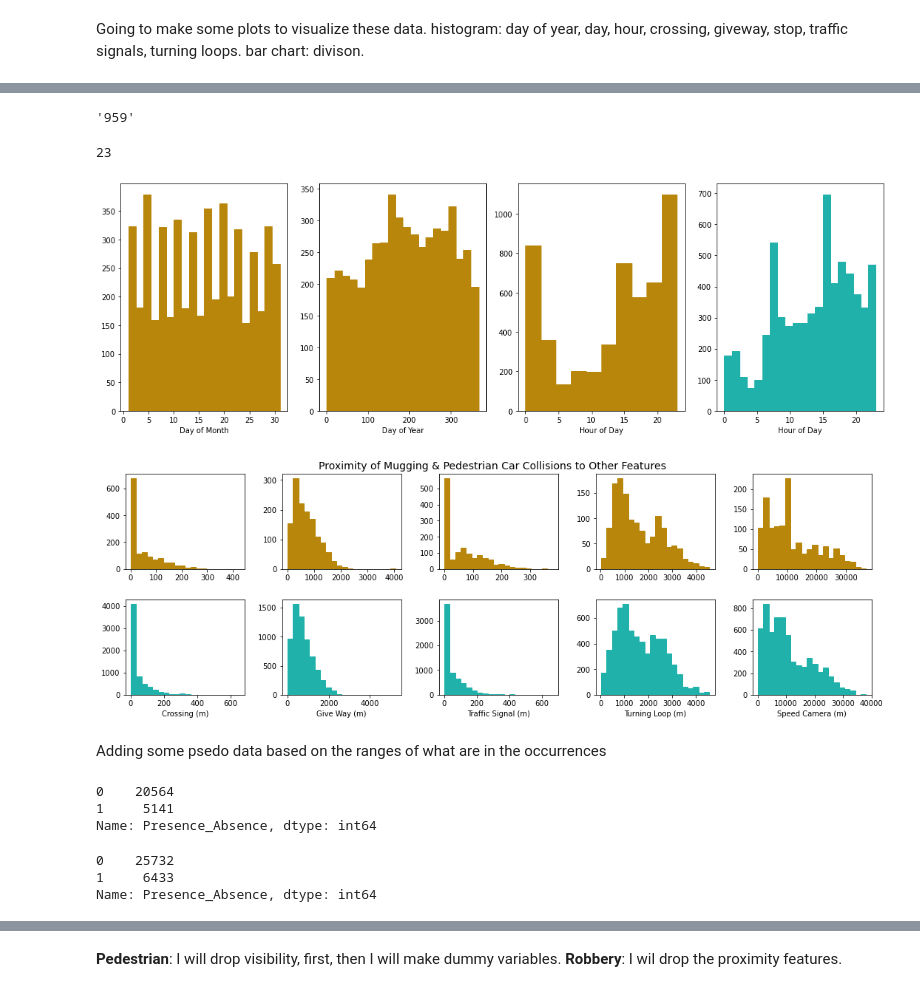
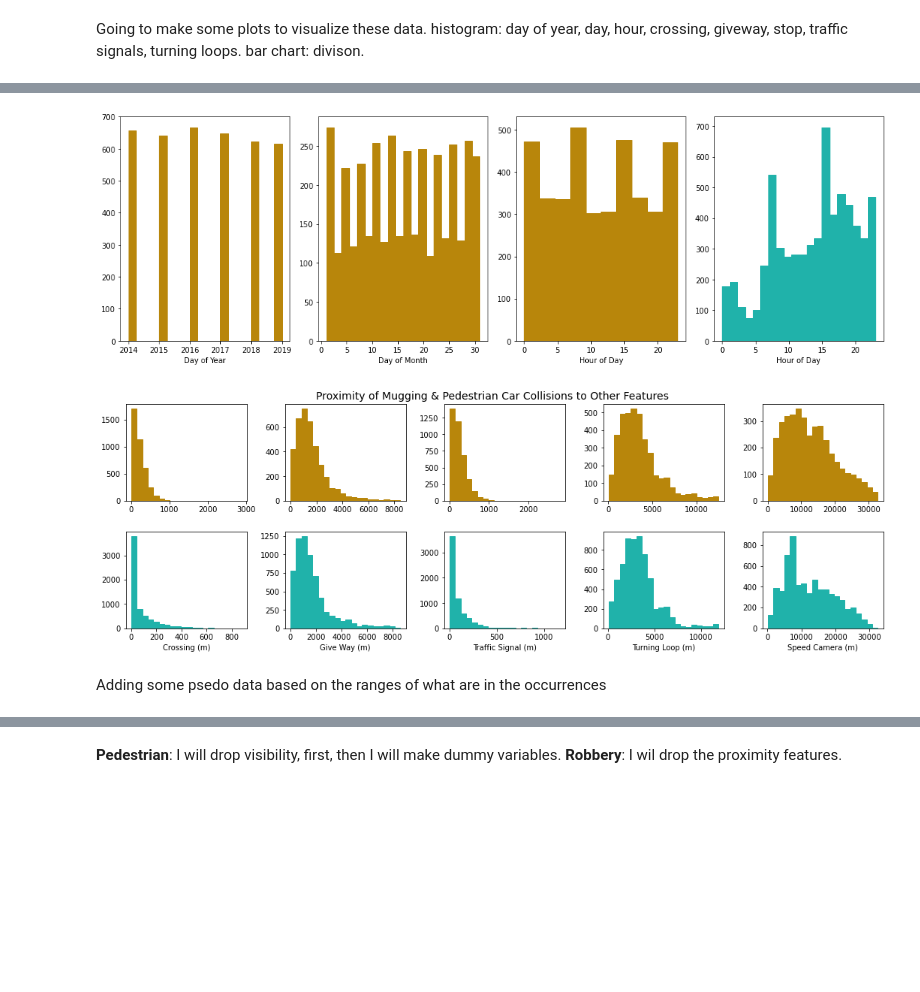
Before and after one commit to jodyndaniel/CityTrek, a Jupyter notebook: notebooks/archive/data-preparation.ipynb, the cells around one changed output, grey strips where cells are left out. Cells and saved outputs as stored; diff of their text form; code cells hidden in the pictures; blank space fills up the shorter version.

Commit message:
made changes to base models to better generate background points

```diff
--- a/notebooks/archive/data-preparation.ipynb
+++ b/notebooks/archive/data-preparation.ipynb
@@ -361,3 +334,6 @@ stations_OldToronto_md = stations_OldToronto_4326
+# %%
+robbery_model_data_final = geopandas.read_file("C:/Users/jodyn/Google Drive/Insight Data Science/Insight/Terrain/robbery_model_2958_distances_final.shp")
+pedestrian_model_data_final = geopandas.read_file("C:/Users/jodyn/Google Drive/Insight Data Science/Insight/Terrain/pedestrian_model_2958_distances_final.shp")
 # %% [markdown]
 # Generating proximity features for logistic regression/random forest
 # %% [markdown]
@@ -428,2 +341,10 @@ def nearest_neighbor(left_gdf, right_gdf, return_dist=False):
+# %%
+robbery_model_data_final['Latitude'] = robbery_model_data_final['geometry'].y
+robbery_model_data_final['Longitude'] = robbery_model_data_final['geometry'].x
+robbery_model_data_final['Hood_ID'] = robbery_model_data_final['NHood_ID'].astype('category')
+# %%
+pedestrian_model_data_final['Latitude'] = pedestrian_model_data_final['geometry'].y
+pedestrian_model_data_final['Longitude'] = pedestrian_model_data_final['geometry'].x
+pedestrian_model_data_final['Hood_ID'] = pedestrian_model_data_final['NHoodID'].astype('category')
 # %% [markdown]
 Find closest public transport stop for each building and get also the distance based on haversine distance.**Note**:haversine distance, which is implemented here is a bit slower than using e.g. 'euclidean' metric but useful as we get the distance between points in meters.
@@ -486,3 +393,6 @@ list(robbery_points_gdf_4326)
+# %%
+pedestrian_model_data_final_p = pedestrian_model_data_final.loc[pedestrian_model_data_final['Presence_A']==1]
+robbery_model_data_final_p = robbery_model_data_final.loc[pedestrian_model_data_final['Presence_A']==1]
 # %% [markdown]
 Going to make some plots to visualize these data.
 histogram: day of year, day, hour, crossing, giveway, stop, traffic signals, turning loops.
@@ -509,31 +400,23 @@ list(pedestrian_points_gdf_4326)
-# %%
-pedestrian_points_gdf_4326['TIME'].max()
-# %% [output]
-'959'
-# %%
-robbery_points_gdf_4326['dhour'].max()
-# %% [output]
-23
 # %%
 import matplotlib.pyplot as plt
 from matplotlib.ticker import PercentFormatter
 figure, ax = plt.subplots(1, 4, sharey=False, tight_layout=True, figsize=(15,5))
 
 # We can set the number of bins with the `bins` kwarg
-ax[0].hist(robbery_points_gdf_4326['dday'], bins=20, color = "darkgoldenrod", ec="darkgoldenrod")
-ax[1].hist(robbery_points_gdf_4326['ddayofyear'], bins=20, color = "darkgoldenrod", ec="darkgoldenrod")
-ax[2].hist(robbery_points_gdf_4326['dhour'], color = "darkgoldenrod", ec="darkgoldenrod")
-ax[3].hist(pedestrian_points_gdf_4326['HOUR'], bins=20, color = "lightseagreen", ec="lightseagreen")
+ax[0].hist(robbery_model_data_final_p['dyear'], bins=20, color = "darkgoldenrod", ec="darkgoldenrod")
+ax[1].hist(robbery_model_data_final_p['dday'], bins=20, color = "darkgoldenrod", ec="darkgoldenrod")
+ax[2].hist(robbery_model_data_final_p['dhour'], color = "darkgoldenrod", ec="darkgoldenrod")
+ax[3].hist(pedestrian_model_data_final_p['HOUR'], bins=20, color = "lightseagreen", ec="lightseagreen")
 
-ax[0].set_xlabel('Day of Month')
-ax[1].set_xlabel('Day of Year')
+ax[0].set_xlabel('Day of Year')
+ax[1].set_xlabel('Day of Month')
 ax[2].set_xlabel('Hour of Day')
 ax[3].set_xlabel('Hour of Day')
 
 save_results_to = 'C:/Users/jodyn/PycharmProjects/InsightFDS/notebooks/figures/'
 plt.savefig(save_results_to + 'Date-Histogram.png', dpi = 300)
 # %% [output]
-[figure, old version]
+[figure, new version]
 # %%
 figure, ((axs1,axs2,axs3,axs4,axs5),(axs6,axs7,axs8,axs9,axs10)) = plt.subplots(2, 5, sharey=False, tight_layout=True,
                                                                                 figsize=(15,5))
@@ -547,16 +430,16 @@ figure.get_axes()[0].annotate('Proximity of Mugging & Pedestrian Car Collisions
                             )
 
 # We can set the number of bins with the `bins` kwarg
-axs1.hist(robbery_points_gdf_4326['crossing'], bins=20, color = "darkgoldenrod", ec="darkgoldenrod")
-axs2.hist(robbery_points_gdf_4326['give_way'], bins=20, color = "darkgoldenrod", ec="darkgoldenrod")
-axs3.hist(robbery_points_gdf_4326['traffic_signals'], bins=20, color = "darkgoldenrod", ec="darkgoldenrod")
-axs4.hist(robbery_points_gdf_4326['turning_loop'], bins=20, color = "darkgoldenrod", ec="darkgoldenrod")
-axs5.hist(robbery_points_gdf_4326['speed_camera'], bins=20, color = "darkgoldenrod", ec="darkgoldenrod")
-axs6.hist(pedestrian_points_gdf_4326['crossing'], bins=20, color = "lightseagreen", ec="lightseagreen")
-axs7.hist(pedestrian_points_gdf_4326['give_way'], bins=20, color = "lightseagreen", ec="lightseagreen")
-axs8.hist(pedestrian_points_gdf_4326['traffic_signals'], bins=20, color = "lightseagreen", ec="lightseagreen")
-axs9.hist(pedestrian_points_gdf_4326['turning_loop'], bins=20, color = "lightseagreen", ec="lightseagreen")
-axs10.hist(pedestrian_points_gdf_4326['speed_camera'], bins=20, color = "lightseagreen", ec="lightseagreen")
+axs1.hist(robbery_model_data_final_p['crossing'], bins=20, color = "darkgoldenrod", ec="darkgoldenrod")
+axs2.hist(robbery_model_data_final_p['give_way'], bins=20, color = "darkgoldenrod", ec="darkgoldenrod")
+axs3.hist(robbery_model_data_final_p['traffic_si'], bins=20, color = "darkgoldenrod", ec="darkgoldenrod")
+axs4.hist(robbery_model_data_final_p['turning_lo'], bins=20, color = "darkgoldenrod", ec="darkgoldenrod")
+axs5.hist(robbery_model_data_final_p['speed_came'], bins=20, color = "darkgoldenrod", ec="darkgoldenrod")
+axs6.hist(pedestrian_model_data_final_p['crossing'], bins=20, color = "lightseagreen", ec="lightseagreen")
+axs7.hist(pedestrian_model_data_final_p['give_way'], bins=20, color = "lightseagreen", ec="lightseagreen")
+axs8.hist(pedestrian_model_data_final_p['traffic_si'], bins=20, color = "lightseagreen", ec="lightseagreen")
+axs9.hist(pedestrian_model_data_final_p['turning_lo'], bins=20, color = "lightseagreen", ec="lightseagreen")
+axs10.hist(pedestrian_model_data_final_p['speed_came'], bins=20, color = "lightseagreen", ec="lightseagreen")
 
 axs6.set_xlabel('Crossing (m)')
 axs7.set_xlabel('Give Way (m)')
@@ -567,6 +450,6 @@ axs10.set_xlabel('Speed Camera (m)')
 save_results_to = 'C:/Users/jodyn/PycharmProjects/InsightFDS/notebooks/figures/'
 plt.savefig(save_results_to + 'Proximity-Histogram.png', dpi = 300)
 # %% [output]
-[figure, old version]
+[figure, new version]
 # %% [markdown]
 Adding some psedo data based on the ranges of what are in the occurrences
@@ -599,21 +455,0 @@ pedestrian_backgroundpoints_gdf_4326['Presence_Absence'] = numpy.repeat(0,
-# %%
-# now we can combine both data sets and
-robbery_model_data = robbery_points_gdf_4326.append(
-    pandas.DataFrame(data=robbery_backgroundpoints_gdf_4326),
-    ignore_index=True)
-robbery_model_data_final = robbery_model_data.iloc[:, numpy.r_[0, 2:len(list(robbery_model_data))]]
-robbery_model_data_final.Presence_Absence.value_counts()
-# %% [output]
-0    20564
-1     5141
-Name: Presence_Absence, dtype: int64
-# %%
-pedestrian_model_data = pedestrian_points_gdf_4326.append(
-    pandas.DataFrame(data=pedestrian_backgroundpoints_gdf_4326),
-    ignore_index=True)
-pedestrian_model_data_final = pedestrian_model_data.iloc[:, numpy.r_[0, 2:len(list(pedestrian_model_data))]]
-pedestrian_model_data_final.Presence_Absence.value_counts()
-# %% [output]
-0    25732
-1     6433
-Name: Presence_Absence, dtype: int64
```
Also changed, not shown: parts of 36 cells of this notebook, 11 other files.
